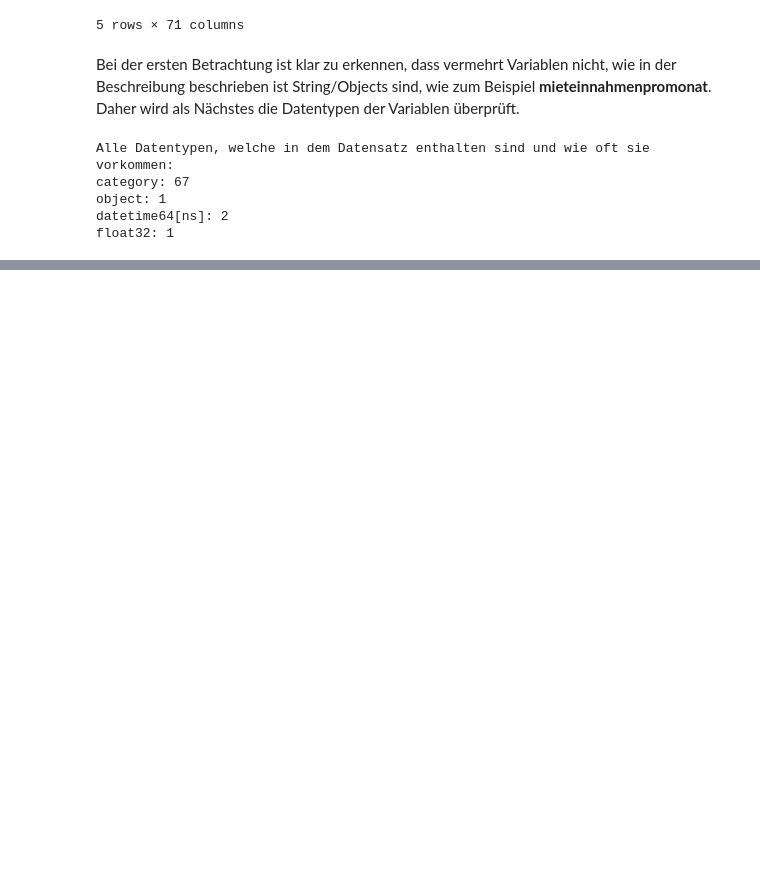
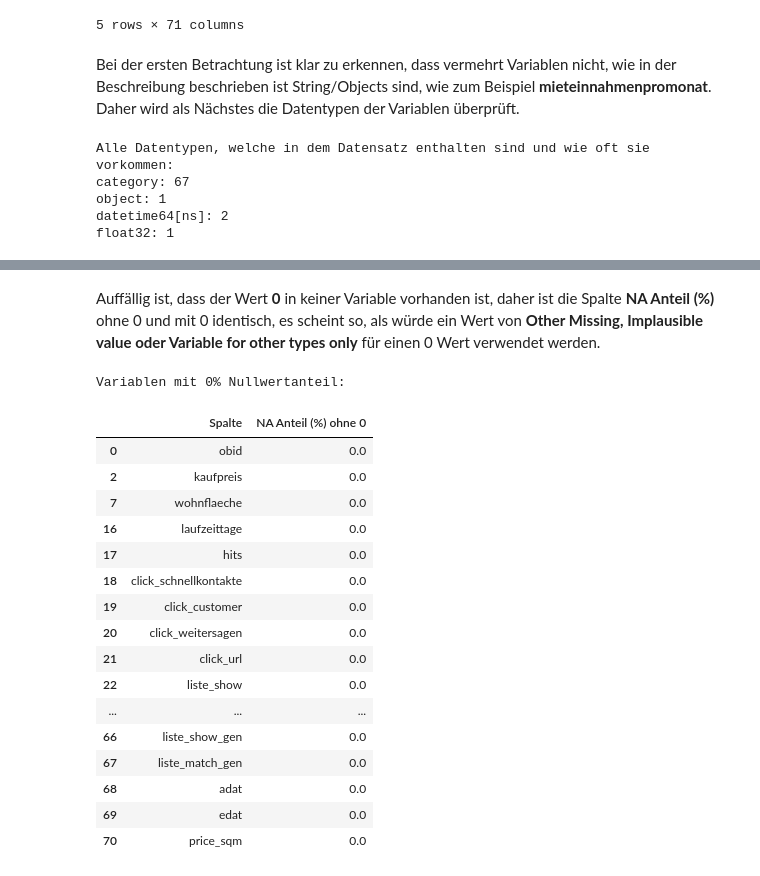
Before and after one commit to igci001/Data_Lab, a Jupyter notebook: DataLab_Emirhan_Igci.ipynb, the cells around one changed output, grey strips where cells are left out. Saved outputs shown, nothing was run; the diff lists cells and outputs as text; code cells hidden in the pictures; blank space fills up the shorter version.

```diff
--- a/DataLab_Emirhan_Igci.ipynb
+++ b/DataLab_Emirhan_Igci.ipynb
@@ -286,0 +331,25 @@ Name: count, dtype: int64
+# %% [markdown]
+Auffällig ist, dass der Wert **0** in keiner Variable vorhanden ist, daher ist die Spalte **NA Anteil (%)** ohne 0 und mit 0 identisch, es scheint so, als würde ein Wert von **Other Missing, Implausible value oder Variable for other types only** für einen 0 Wert verwendet werden.
+# %%
+nullwert_df_sum =nullwert_df[['Spalte', 'NA Anteil (%) ohne 0']]
+print('Variablen mit 0% Nullwertanteil:')
+display(nullwert_df_sum[nullwert_df_sum['NA Anteil (%) ohne 0'] == 0])
+# %% [output]
+Variablen mit 0% Nullwertanteil:
+|  | Spalte | NA Anteil (%) ohne 0 |
+| 0 | obid | 0.0 |
+| 2 | kaufpreis | 0.0 |
+| 7 | wohnflaeche | 0.0 |
+| 16 | laufzeittage | 0.0 |
+| 17 | hits | 0.0 |
+| 18 | click_schnellkontakte | 0.0 |
+| 19 | click_customer | 0.0 |
+| 20 | click_weitersagen | 0.0 |
+| 21 | click_url | 0.0 |
+| 22 | liste_show | 0.0 |
+| ... | ... | ... |
+| 66 | liste_show_gen | 0.0 |
+| 67 | liste_match_gen | 0.0 |
+| 68 | adat | 0.0 |
+| 69 | edat | 0.0 |
+| 70 | price_sqm | 0.0 |
```
Also changed, not shown: parts of 11 cells of this notebook.
